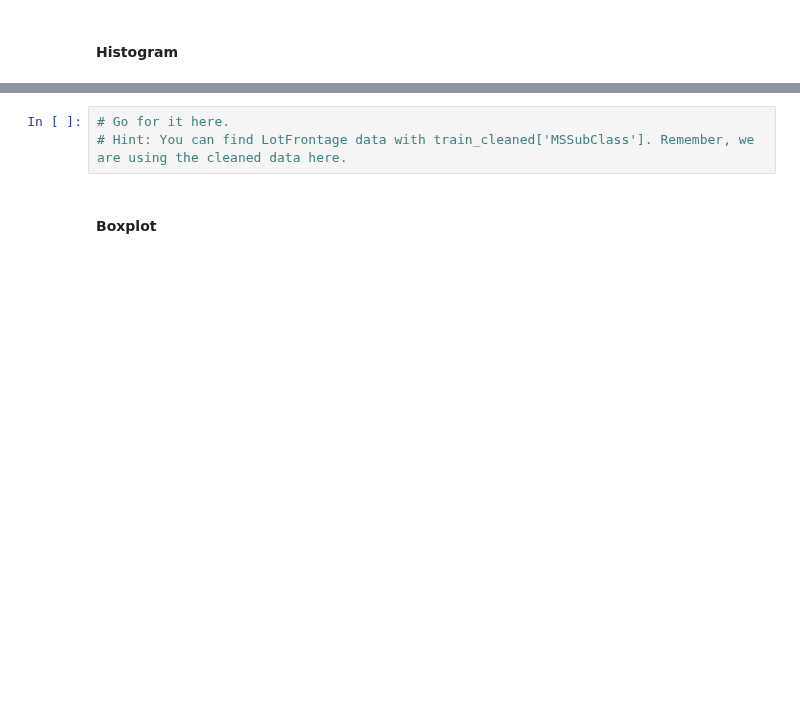
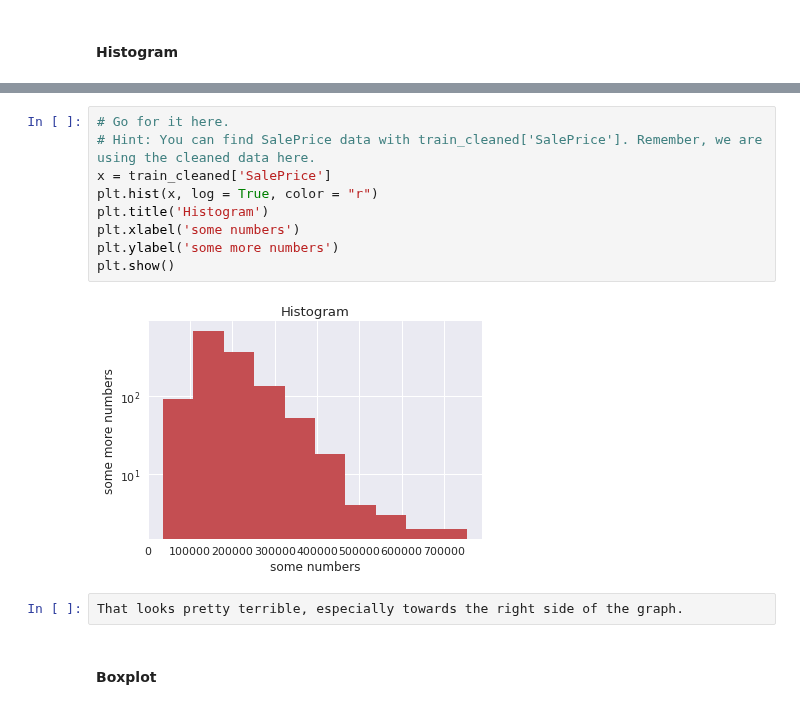
Before and after one commit to SUSA-org/Fall-2018-Career-Exploration, a Jupyter notebook: Lectures/Lecture8/data.ipynb, the cells around one changed output, grey strips where cells are left out. Saved outputs shown, nothing was run; the diff lists cells and outputs as text; blank space fills up the shorter version.

```diff
--- a/Lectures/Lecture8/data.ipynb
+++ b/Lectures/Lecture8/data.ipynb
@@ -719,6 +719,16 @@ Make a histogram of LotFrontage from the train table.
 # %%
 # Go for it here.
-# Hint: You can find LotFrontage data with train_cleaned['MSSubClass']. Remember, we are using the cleaned data here.
+# Hint: You can find SalePrice data with train_cleaned['SalePrice']. Remember, we are using the cleaned data here.
+x = train_cleaned['SalePrice']
+plt.hist(x, log = True, color = "r")
+plt.title('Histogram')
+plt.xlabel('some numbers')
+plt.ylabel('some more numbers')
+plt.show()
+# %% [output]
+[figure, added]
+# %%
+That looks pretty terrible, especially towards the right side of the graph.
 # %% [markdown]
 #### Boxplot
 # %%
```
Also changed, not shown: parts of 2 cells of this notebook.
